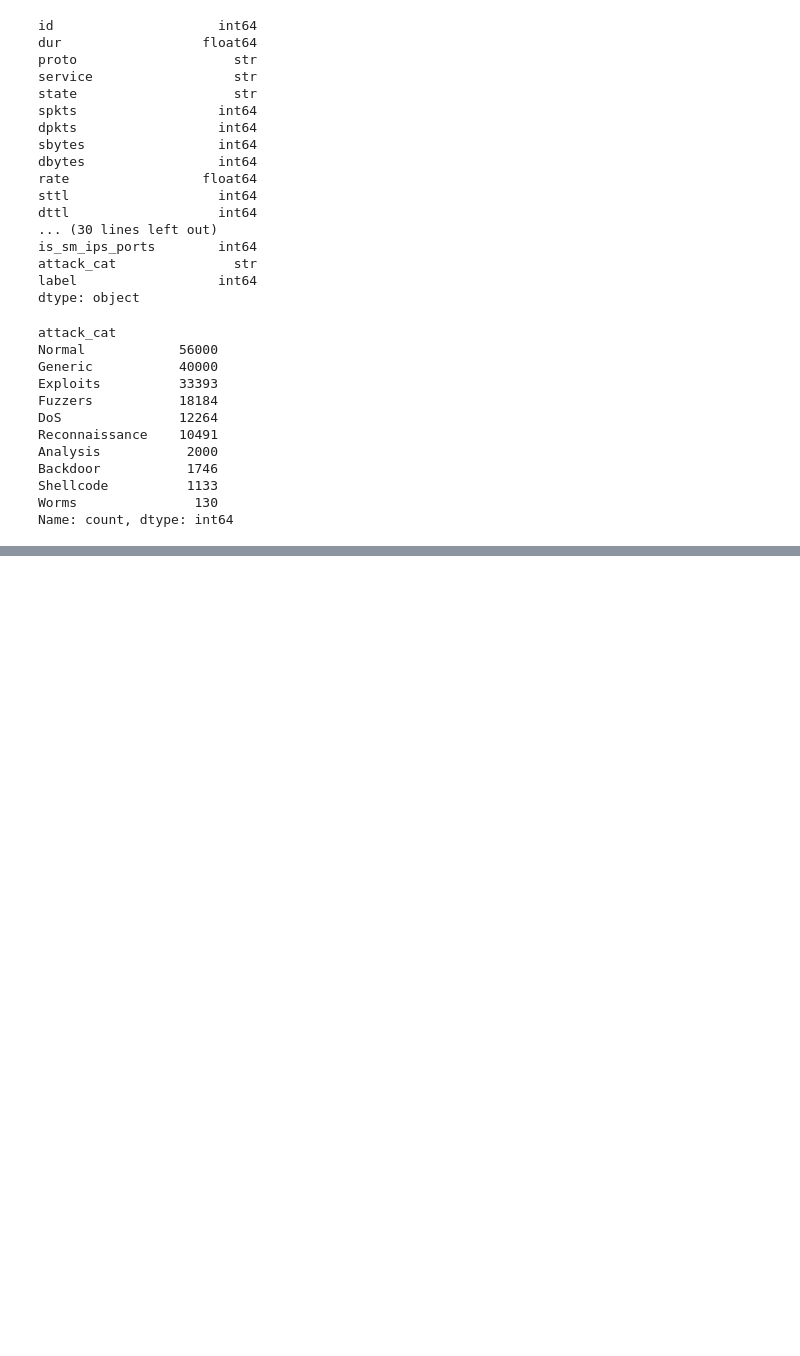
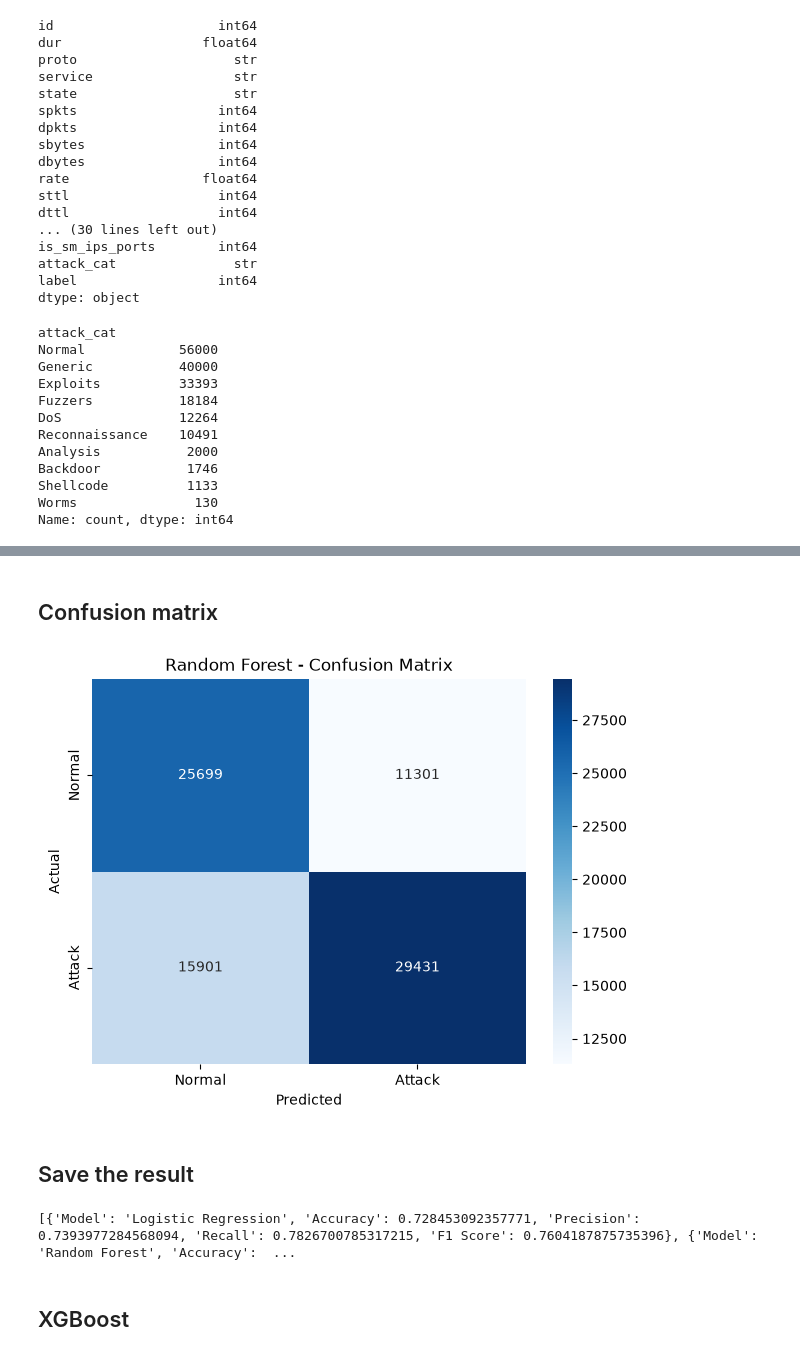
Before and after one commit to VinayakaMJ6505/AI-Network_Security_Incident_Analysis, a Jupyter notebook: AI_Network_Security_Incident_Analysis.ipynb, the cells around one changed output, grey strips where cells are left out. Drawn from its saved outputs; the diff is of its cells as text; code cells hidden in the pictures; blank space fills up the shorter version.

```diff
--- a/AI_Network_Security_Incident_Analysis.ipynb
+++ b/AI_Network_Security_Incident_Analysis.ipynb
@@ -300,0 +378,5 @@ Name: count, dtype: int64
+# %%
+categorical_columns = X_train.select_dtypes(include=["object", "str"]).columns.tolist()
+
+print("Categorical columns:")
+print(categorical_columns)
@@ -300,0 +599,13 @@ Name: count, dtype: int64
+# %%
+random_forest_model = RandomForestClassifier(
+    n_estimators=100,
+    random_state=42,
+    n_jobs=-1
+)
+
+random_forest_model.fit(
+    X_train_processed,
+    y_train_binary
+)
+
+print("Random Forest training completed.")
@@ -300,0 +616,5 @@ Name: count, dtype: int64
+# %%
+y_pred_rf = random_forest_model.predict(X_test_processed)
+
+print("Random Forest predictions completed.")
+print("Number of predictions:", len(y_pred_rf))
@@ -300,0 +662,42 @@ Name: count, dtype: int64
+# %% [markdown]
+## Confusion matrix
+# %%
+cm_rf = confusion_matrix(
+    y_test_binary,
+    y_pred_rf
+)
+
+plt.figure(figsize=(7, 5))
+
+sns.heatmap(
+    cm_rf,
+    annot=True,
+    fmt="d",
+    cmap="Blues",
+    xticklabels=["Normal", "Attack"],
+    yticklabels=["Normal", "Attack"]
+)
+
+plt.xlabel("Predicted")
+plt.ylabel("Actual")
+plt.title("Random Forest - Confusion Matrix")
+
+plt.show()
+# %% [output]
+[figure, added]
+# %% [markdown]
+## Save the result
+# %%
+results.append({
+    "Model": "Random Forest",
+    "Accuracy": rf_accuracy,
+    "Precision": rf_precision,
+    "Recall": rf_recall,
+    "F1 Score": rf_f1
+})
+
+print(results)
+# %% [output]
+[{'Model': 'Logistic Regression', 'Accuracy': 0.728453092357771, 'Precision': 0.7393977284568094, 'Recall': 0.7826700785317215, 'F1 Score': 0.7604187875735396}, {'Model': 'Random Forest', 'Accuracy':  ...
+# %% [markdown]
+## XGBoost
```
Also changed, not shown: parts of 174 cells of this notebook.
